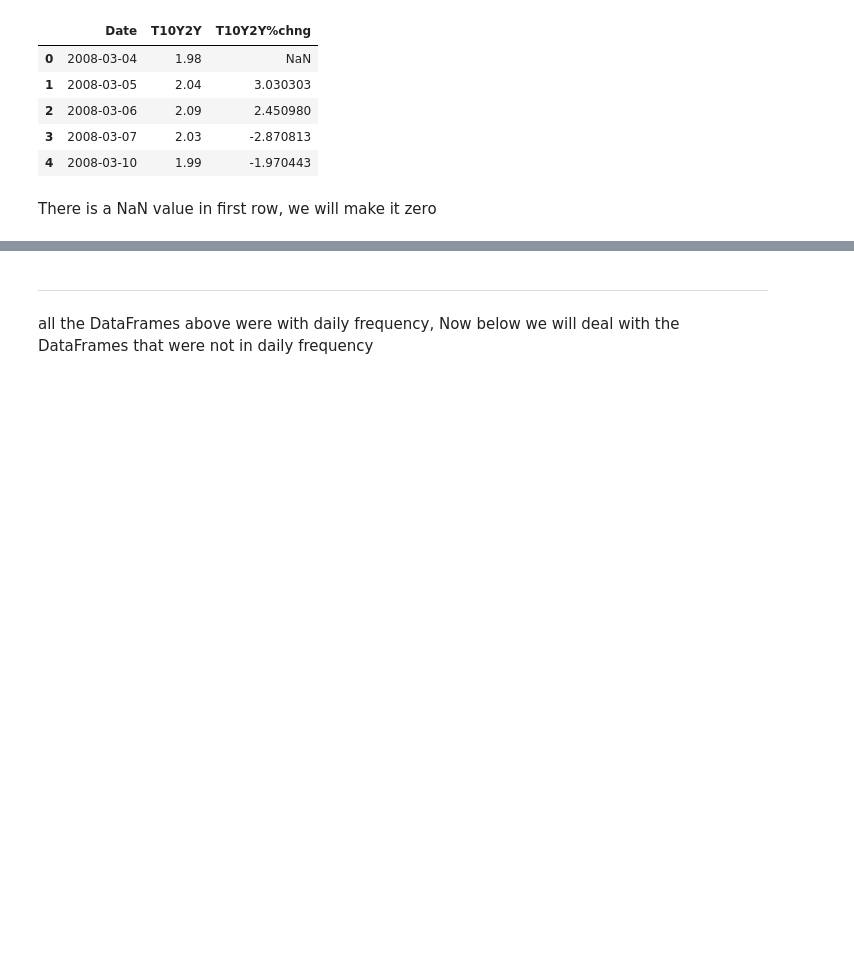
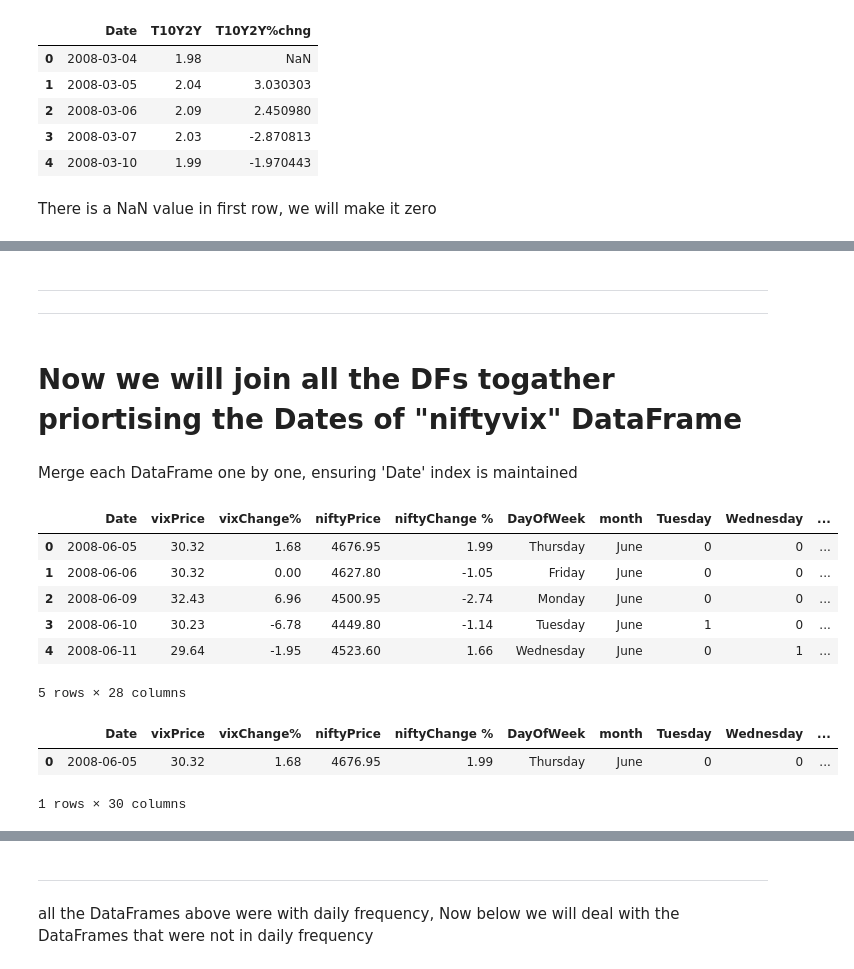
Before and after one commit to albertodavincishekhawat/Nifty-PredictionbyMacro, a Jupyter notebook: MarketPredictionUsingMacroDataUsingTFT.ipynb, the cells around one changed output, grey strips where cells are left out. Drawn from its saved outputs; the diff is of its cells as text; code cells hidden in the pictures; blank space fills up the shorter version.

```diff
--- a/MarketPredictionUsingMacroDataUsingTFT.ipynb
+++ b/MarketPredictionUsingMacroDataUsingTFT.ipynb
@@ -17,4 +16,3 @@ is a completely preprocessed data and no changes are to be made here in terms of
 # %%
-df0 = pd.read_csv("MacroData/finalniftyvix_data.csv")
+df0 = pd.read_csv("MacroData/fniftyvix_data.csv")
 niftyvix = df0.copy()
-niftyvix.head()
@@ -42,0 +19,7 @@ niftyvix[['Date']].head(1)
+# %%
+# niftyvix = niftyvix.rename(columns={'Date.1': 'Date'})
+# niftyvix = niftyvix.drop("Date.1", axis=1)
+niftyvix = niftyvix.drop("Date.1", axis=1)
+niftyvix['Date'] =  pd.to_datetime(niftyvix['Date'])
+niftyvix.head(1)
+niftyvix.info()
@@ -42,0 +44,2 @@ niftyvix[['Date']].head(1)
+# %%
+niftyvix = niftyvix.drop(niftyvix.columns[[5,6,7,8,9,10,11,12,13,14,15,16,17,18,19,20,21,22,23,24,46,47,48,49,50]], axis=1)
@@ -413,0 +483,25 @@ df5
+# %% [markdown]
+---
+---
+# %% [markdown]
+# Now we will join all the DFs togather priortising the Dates of "niftyvix" DataFrame
+# %% [markdown]
+Merge each DataFrame one by one, ensuring 'Date' index is maintained
+# %%
+daily_df = niftyvix
+daily_df.head()
+# %% [output]
+|  | Date | vixPrice | vixChange% | niftyPrice | niftyChange % | DayOfWeek | month | Tuesday | Wednesday | ... |
+| 0 | 2008-06-05 | 30.32 | 1.68 | 4676.95 | 1.99 | Thursday | June | 0 | 0 | ... |
+| 1 | 2008-06-06 | 30.32 | 0.00 | 4627.80 | -1.05 | Friday | June | 0 | 0 | ... |
+| 2 | 2008-06-09 | 32.43 | 6.96 | 4500.95 | -2.74 | Monday | June | 0 | 0 | ... |
+| 3 | 2008-06-10 | 30.23 | -6.78 | 4449.80 | -1.14 | Tuesday | June | 1 | 0 | ... |
+| 4 | 2008-06-11 | 29.64 | -1.95 | 4523.60 | 1.66 | Wednesday | June | 0 | 1 | ... |
+5 rows × 28 columns
+# %%
+daily_df = pd.merge(daily_df, gold, how='left', on='Date')
+daily_df.head(1)
+# %% [output]
+|  | Date | vixPrice | vixChange% | niftyPrice | niftyChange % | DayOfWeek | month | Tuesday | Wednesday | ... |
+| 0 | 2008-06-05 | 30.32 | 1.68 | 4676.95 | 1.99 | Thursday | June | 0 | 0 | ... |
+1 rows × 30 columns
```
Also changed, not shown: parts of 50 cells of this notebook, 1 other file.
